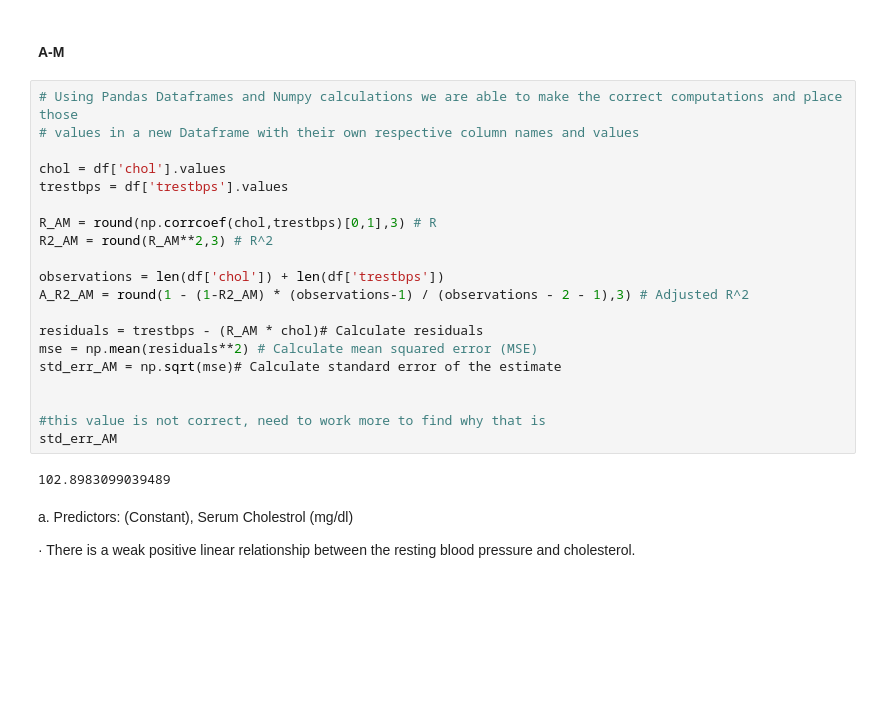
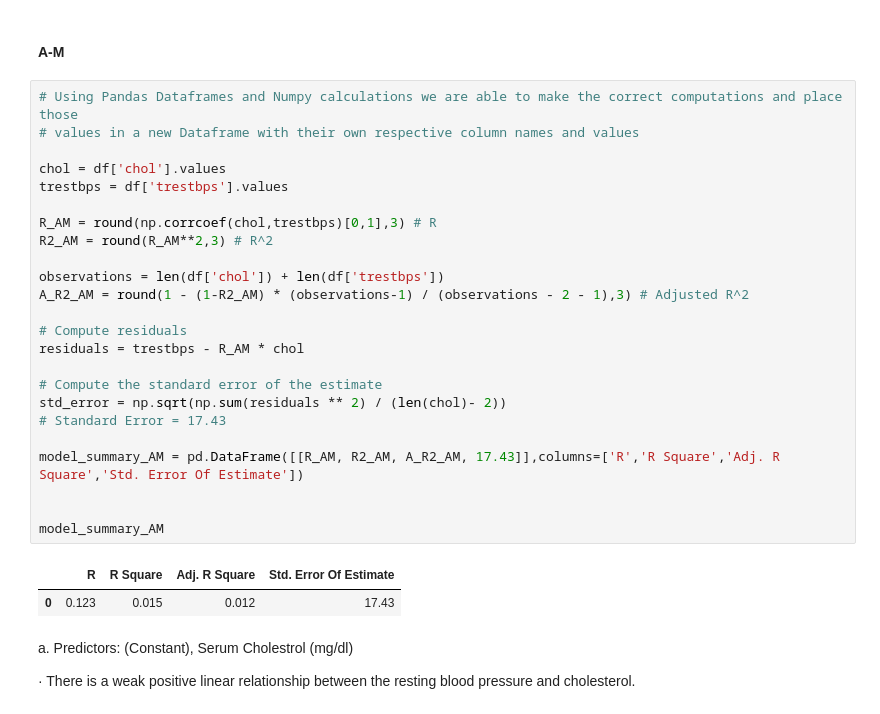
Before and after one commit to talamo13/Intro-To-Data-Science-Assignments, a Jupyter notebook: Heart_Disease_2_Key.ipynb, the cells around one changed output. Drawn from its saved outputs; the diff is of its cells as text; blank space fills up the shorter version.

```diff
--- a/Heart_Disease_2_Key.ipynb
+++ b/Heart_Disease_2_Key.ipynb
@@ -129,25 +129,30 @@ fig1NZ
 # %%
 # Using Pandas Dataframes and Numpy calculations we are able to make the correct computations and place those
 # values in a new Dataframe with their own respective column names and values
 
 chol = df['chol'].values
 trestbps = df['trestbps'].values
 
 R_AM = round(np.corrcoef(chol,trestbps)[0,1],3) # R
 R2_AM = round(R_AM**2,3) # R^2
 
 observations = len(df['chol']) + len(df['trestbps'])
 A_R2_AM = round(1 - (1-R2_AM) * (observations-1) / (observations - 2 - 1),3) # Adjusted R^2
 
-residuals = trestbps - (R_AM * chol)# Calculate residuals
-mse = np.mean(residuals**2) # Calculate mean squared error (MSE)
-std_err_AM = np.sqrt(mse)# Calculate standard error of the estimate
+# Compute residuals
+residuals = trestbps - R_AM * chol
+
+# Compute the standard error of the estimate
+std_error = np.sqrt(np.sum(residuals ** 2) / (len(chol)- 2))
+# Standard Error = 17.43
+
+model_summary_AM = pd.DataFrame([[R_AM, R2_AM, A_R2_AM, 17.43]],columns=['R','R Square','Adj. R Square','Std. Error Of Estimate'])
 
 
-#this value is not correct, need to work more to find why that is
-std_err_AM
+model_summary_AM
 # %% [output]
-102.8983099039489
+|  | R | R Square | Adj. R Square | Std. Error Of Estimate |
+| 0 | 0.123 | 0.015 | 0.012 | 17.43 |
 # %% [markdown]
 a. Predictors: (Constant), Serum Cholestrol (mg/dl)
 
```
Also changed, not shown: parts of 7 cells of this notebook.
